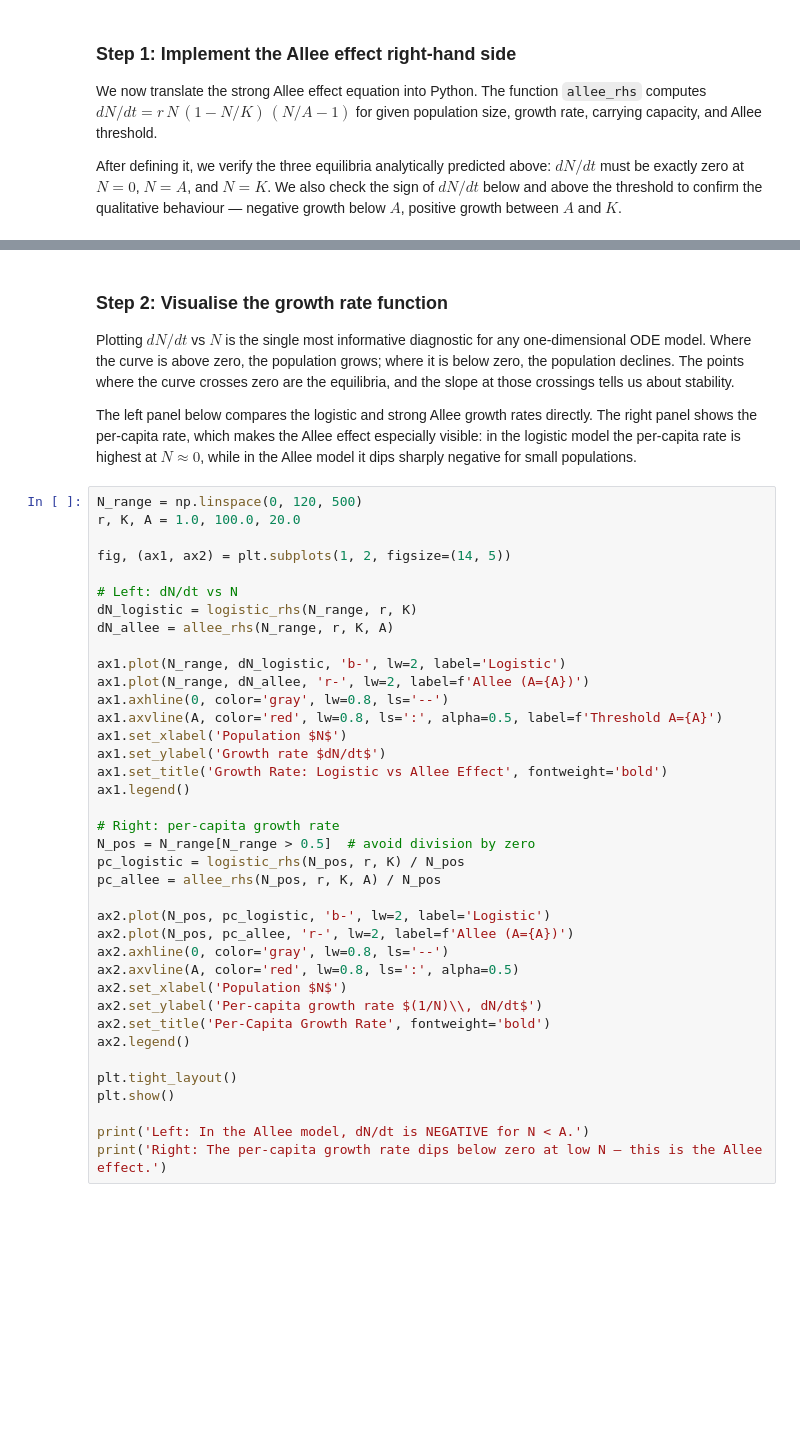
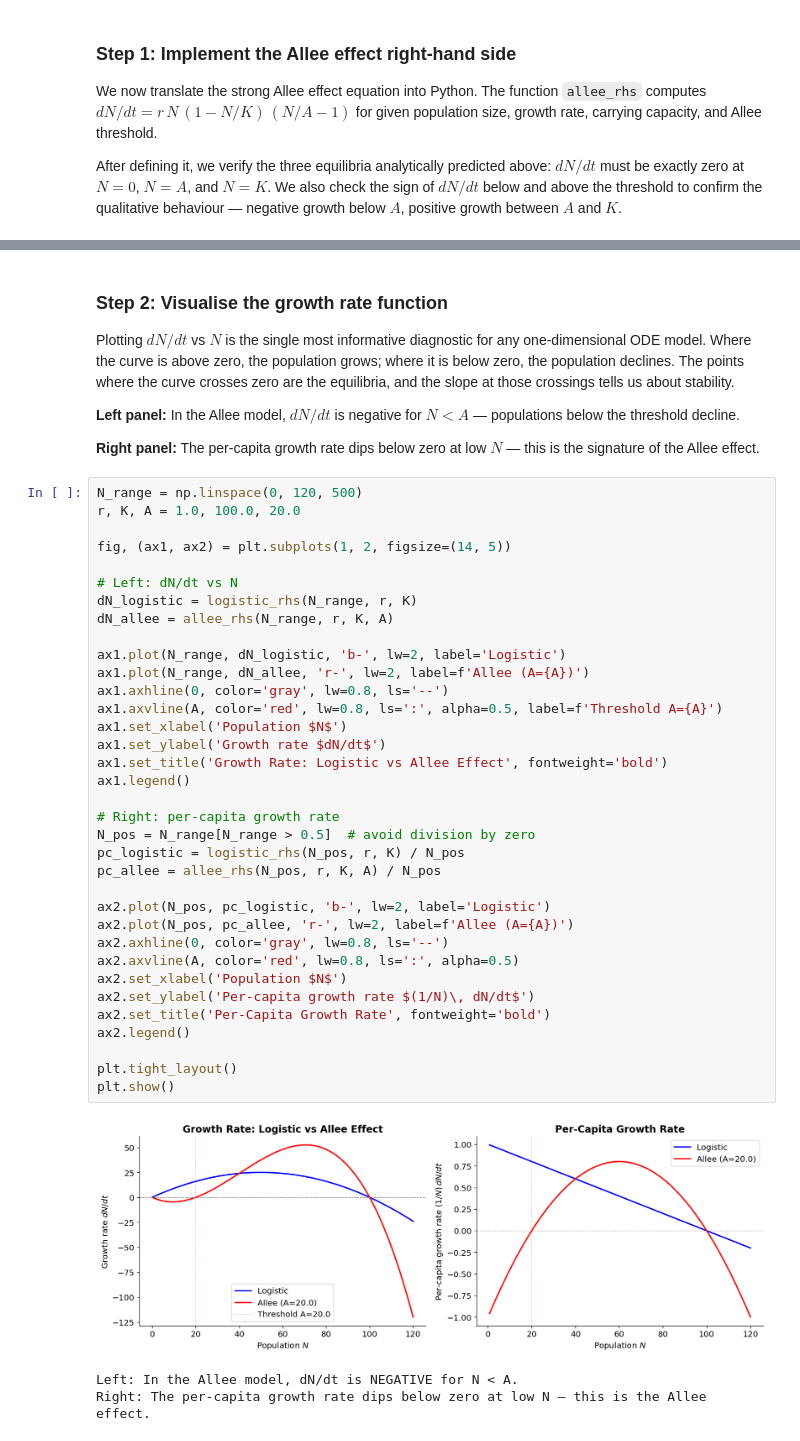
Before and after one commit to vaclav-petrak/modeling, a Jupyter notebook: projects/allee_effect/allee_effect.ipynb, the cells around one changed output, grey strips where cells are left out. Saved outputs shown, nothing was run; the diff lists cells and outputs as text; blank space fills up the shorter version.

```diff
--- a/projects/allee_effect/allee_effect.ipynb
+++ b/projects/allee_effect/allee_effect.ipynb
@@ -217,7 +235,9 @@ print('Strong Allee: per-capita rate goes NEGATIVE below A — population declin
 
 Plotting $dN/dt$ vs $N$ is the single most informative diagnostic for any one-dimensional ODE model. Where the curve is above zero, the population grows; where it is below zero, the population declines. The points where the curve crosses zero are the equilibria, and the slope at those crossings tells us about stability.
 
-The left panel below compares the logistic and strong Allee growth rates directly. The right panel shows the per-capita rate, which makes the Allee effect especially visible: in the logistic model the per-capita rate is highest at $N \approx 0$, while in the Allee model it dips sharply negative for small populations.
+**Left panel:** In the Allee model, $dN/dt$ is negative for $N < A$ — populations below the threshold decline.
+
+**Right panel:** The per-capita growth rate dips below zero at low $N$ — this is the signature of the Allee effect.
 # %%
 N_range = np.linspace(0, 120, 500)
 r, K, A = 1.0, 100.0, 20.0
@@ -225,34 +245,35 @@ r, K, A = 1.0, 100.0, 20.0
 fig, (ax1, ax2) = plt.subplots(1, 2, figsize=(14, 5))
 
 # Left: dN/dt vs N
 dN_logistic = logistic_rhs(N_range, r, K)
 dN_allee = allee_rhs(N_range, r, K, A)
 
 ax1.plot(N_range, dN_logistic, 'b-', lw=2, label='Logistic')
 ax1.plot(N_range, dN_allee, 'r-', lw=2, label=f'Allee (A={A})')
 ax1.axhline(0, color='gray', lw=0.8, ls='--')
 ax1.axvline(A, color='red', lw=0.8, ls=':', alpha=0.5, label=f'Threshold A={A}')
 ax1.set_xlabel('Population $N$')
 ax1.set_ylabel('Growth rate $dN/dt$')
 ax1.set_title('Growth Rate: Logistic vs Allee Effect', fontweight='bold')
 ax1.legend()
 
 # Right: per-capita growth rate
 N_pos = N_range[N_range > 0.5]  # avoid division by zero
 pc_logistic = logistic_rhs(N_pos, r, K) / N_pos
 pc_allee = allee_rhs(N_pos, r, K, A) / N_pos
 
 ax2.plot(N_pos, pc_logistic, 'b-', lw=2, label='Logistic')
 ax2.plot(N_pos, pc_allee, 'r-', lw=2, label=f'Allee (A={A})')
 ax2.axhline(0, color='gray', lw=0.8, ls='--')
 ax2.axvline(A, color='red', lw=0.8, ls=':', alpha=0.5)
 ax2.set_xlabel('Population $N$')
-ax2.set_ylabel('Per-capita growth rate $(1/N)\\, dN/dt$')
+ax2.set_ylabel('Per-capita growth rate $(1/N)\, dN/dt$')
 ax2.set_title('Per-Capita Growth Rate', fontweight='bold')
 ax2.legend()
 
 plt.tight_layout()
 plt.show()
-
-print('Left: In the Allee model, dN/dt is NEGATIVE for N < A.')
-print('Right: The per-capita growth rate dips below zero at low N — this is the Allee effect.')
+# %% [output]
+[figure, added]
+Left: In the Allee model, dN/dt is NEGATIVE for N < A.
+Right: The per-capita growth rate dips below zero at low N — this is the Allee effect.
```
Also changed, not shown: parts of 33 cells of this notebook, 52 other files.
